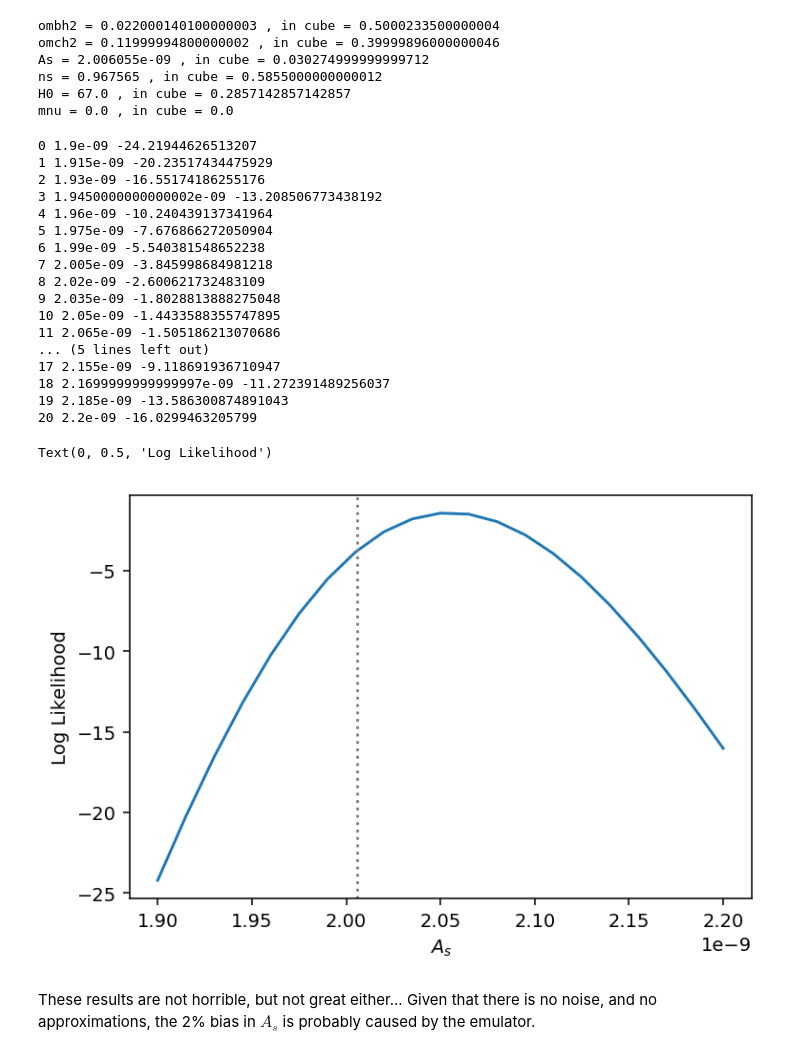
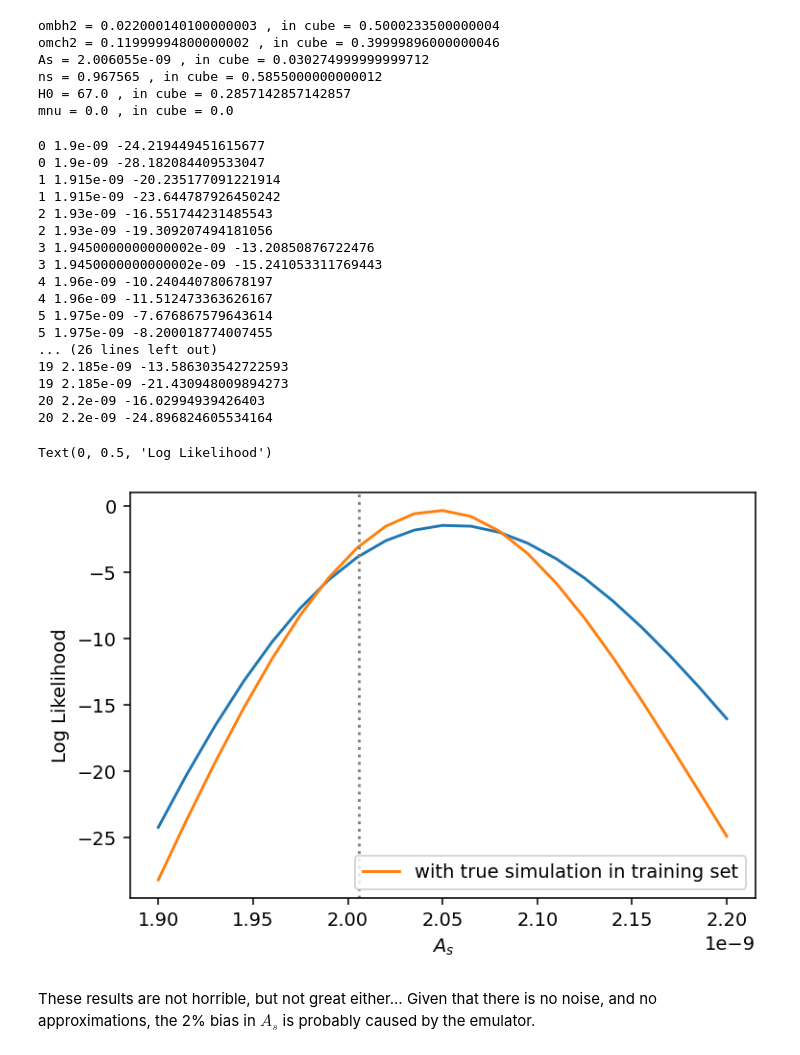
Before and after one commit to andreufont/LyaCosmoParams, a Jupyter notebook: lya_likelihood/notebooks/full_scan_As.ipynb, the cells around one changed output. Drawn from its saved outputs; the diff is of its cells as text; code cells hidden in the pictures.

Commit message:
Added some plots of emulator inaccuracy, and a likelihood scan including the test simulation in the training data

```diff
--- a/lya_likelihood/notebooks/full_scan_As.ipynb
+++ b/lya_likelihood/notebooks/full_scan_As.ipynb
@@ -54,3 +57,9 @@ emu=gp_emulator.GPEmulator(basedir,p1d_label,skewers_label,z_max=z_max,
 # %% [output]
 Training GP on 270 points
 Optimised
+# %%
+emu_complete=gp_emulator.GPEmulator(basedir,p1d_label,skewers_label,z_max=z_max,
+                                verbose=False,paramList=paramList,train=True,
+                                emu_type="k_bin",passArxiv=arxiv_complete,kmax_Mpc=kmax_Mpc,
+                                drop_tau_rescalings=True,
+                                drop_temp_rescalings=True)
@@ -64,6 +76,12 @@ like=likelihood.Likelihood(data=data,emulator=emu,
                             verbose=verbose,
                             prior_Gauss_rms=0.15,
                             emu_cov_factor=1)
+like_complete=likelihood.Likelihood(data=data,emulator=emu_complete,
+                            free_parameters=free_params,
+                            free_param_limits=None,
+                            verbose=verbose,
+                            prior_Gauss_rms=0.15,
+                            emu_cov_factor=1)
 # %%
 # print default cosmology
 for par in like.theory.camb_model_fid.get_likelihood_parameters():
@@ -86,38 +104,43 @@ Asmin=1.9e-9
 Asmax=2.2e-9
 As=np.linspace(Asmin,Asmax,NAs)
 log_like=np.empty(NAs)
+log_like_complete=np.empty(NAs)
 # %%
 for i in range(NAs):
     # I hate python (you should not be allowed to do this)
     par.value=As[i]
     log_like[i]=like.get_log_like(values=[par.value_in_cube()],ignore_log_det_cov=True)
+    log_like_complete[i]=like_complete.get_log_like(values=[par.value_in_cube()],ignore_log_det_cov=True)
     print(i,As[i],log_like[i])
+    print(i,As[i],log_like_complete[i])
 # %% [output]
-0 1.9e-09 -24.21944626513207
-1 1.915e-09 -20.23517434475929
-2 1.93e-09 -16.55174186255176
-3 1.9450000000000002e-09 -13.208506773438192
-4 1.96e-09 -10.240439137341964
-5 1.975e-09 -7.676866272050904
-6 1.99e-09 -5.540381548652238
-7 2.005e-09 -3.845998684981218
-8 2.02e-09 -2.600621732483109
-9 2.035e-09 -1.8028813888275048
-10 2.05e-09 -1.4433588355747895
-11 2.065e-09 -1.505186213070686
-... (5 lines left out)
-17 2.155e-09 -9.118691936710947
-18 2.1699999999999997e-09 -11.272391489256037
-19 2.185e-09 -13.586300874891043
-20 2.2e-09 -16.0299463205799
+0 1.9e-09 -24.219449451615677
+0 1.9e-09 -28.182084409533047
+1 1.915e-09 -20.235177091221914
+1 1.915e-09 -23.644787926450242
+2 1.93e-09 -16.551744231485543
+2 1.93e-09 -19.309207494181056
+3 1.9450000000000002e-09 -13.20850876722476
+3 1.9450000000000002e-09 -15.241053311769443
+4 1.96e-09 -10.240440780678197
+4 1.96e-09 -11.512473363626167
+5 1.975e-09 -7.676867579643614
+5 1.975e-09 -8.200018774007455
+... (26 lines left out)
+19 2.185e-09 -13.586303542722593
+19 2.185e-09 -21.430948009894273
+20 2.2e-09 -16.02994939426403
+20 2.2e-09 -24.896824605534164
 # %%
 plt.plot(As,log_like)
+plt.plot(As,log_like_complete,label="with true simulation in training set")
 plt.axvline(x=true_As,ls=':',color='gray')
 plt.xlabel(r'$A_s$')
+plt.legend()
 plt.ylabel(r'Log Likelihood')
 # %% [output]
 Text(0, 0.5, 'Log Likelihood')
-[figure, old version]
+[figure, new version]
 # %% [markdown]
 These results are not horrible, but not great either...
 Given that there is no noise, and no approximations, the 2% bias in $A_s$ is probably caused by the emulator.
```
Also changed, not shown: parts of 10 cells of this notebook.
